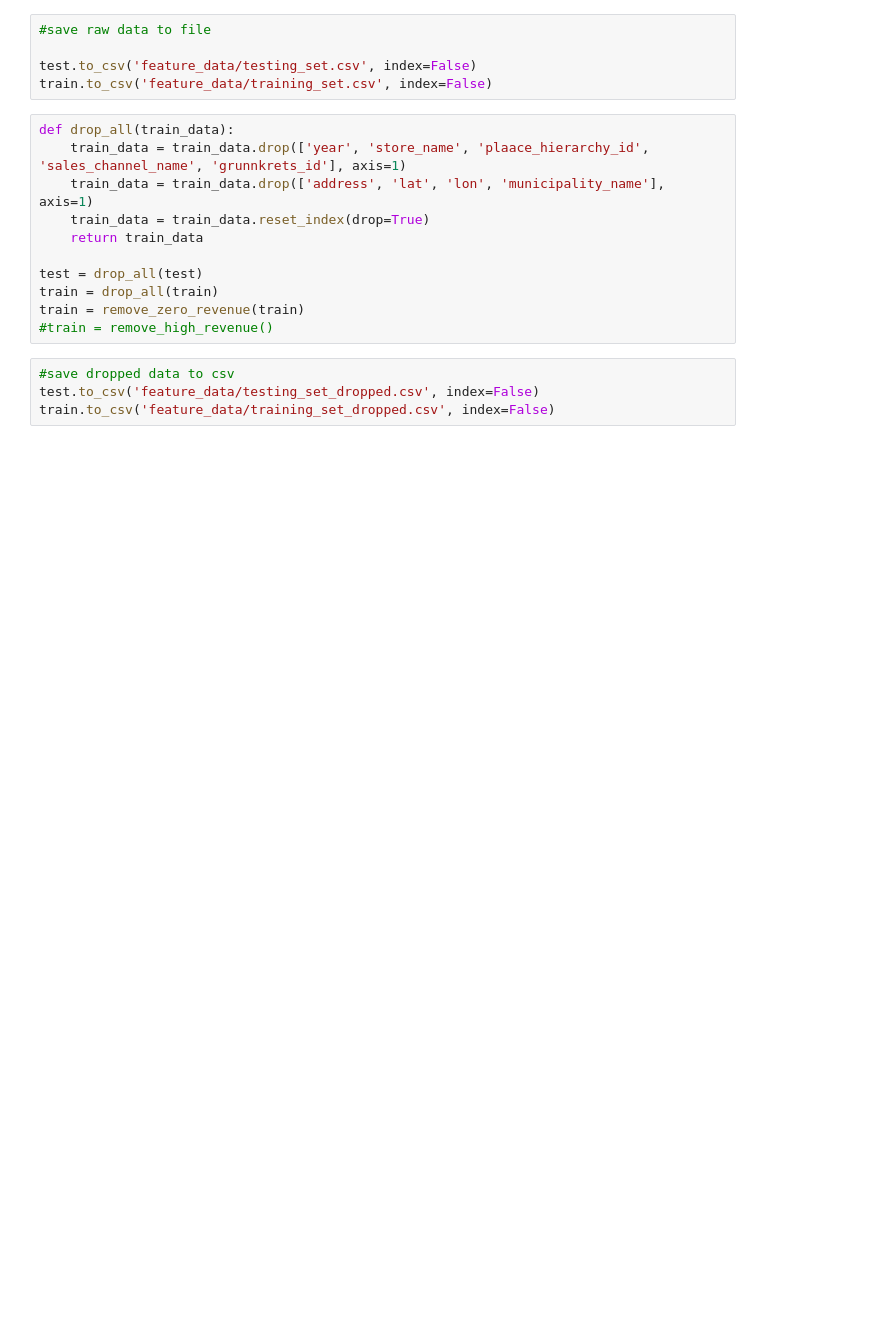
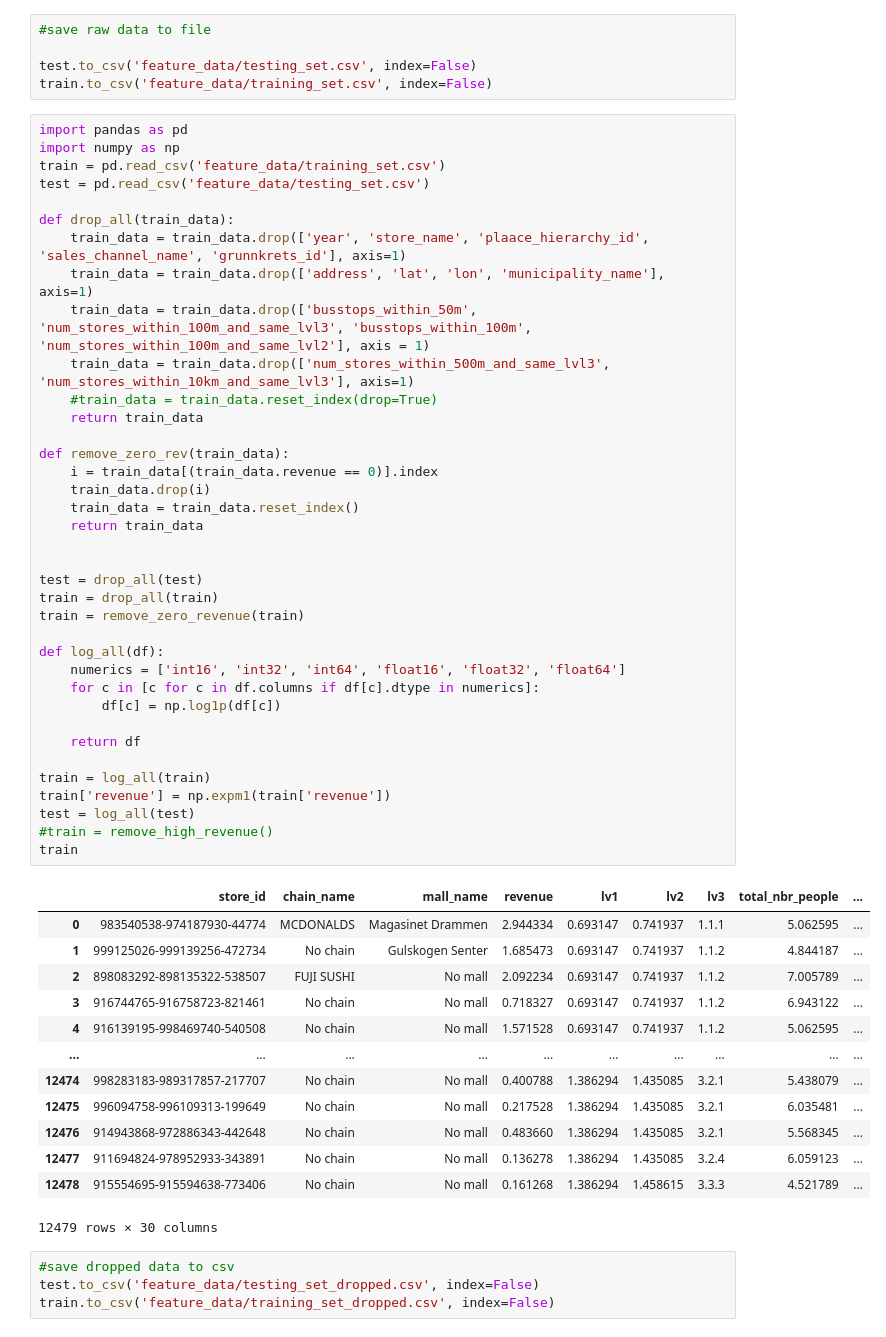
Before and after one commit to paaskehaakon/ML-project, a Jupyter notebook: feature_engineering.ipynb, the cells around one changed output. Drawn from its saved outputs; the diff is of its cells as text; blank space fills up the shorter version.

```diff
--- a/feature_engineering.ipynb
+++ b/feature_engineering.ipynb
@@ -505,17 +508,57 @@ train.head()
 
 test.to_csv('feature_data/testing_set.csv', index=False)
 train.to_csv('feature_data/training_set.csv', index=False)
-# %%
-def drop_all(train_data):
-    train_data = train_data.drop(['year', 'store_name', 'plaace_hierarchy_id', 'sales_channel_name', 'grunnkrets_id'], axis=1)
-    train_data = train_data.drop(['address', 'lat', 'lon', 'municipality_name'], axis=1)
-    train_data = train_data.reset_index(drop=True)
-    return train_data
-
-test = drop_all(test)
-train = drop_all(train)
-train = remove_zero_revenue(train)
-#train = remove_high_revenue()
+# %%
+import pandas as pd
+import numpy as np
+train = pd.read_csv('feature_data/training_set.csv')
+test = pd.read_csv('feature_data/testing_set.csv')
+
+def drop_all(train_data):
+    train_data = train_data.drop(['year', 'store_name', 'plaace_hierarchy_id', 'sales_channel_name', 'grunnkrets_id'], axis=1)
+    train_data = train_data.drop(['address', 'lat', 'lon', 'municipality_name'], axis=1)
+    train_data = train_data.drop(['busstops_within_50m', 'num_stores_within_100m_and_same_lvl3', 'busstops_within_100m', 'num_stores_within_100m_and_same_lvl2'], axis = 1)
+    train_data = train_data.drop(['num_stores_within_500m_and_same_lvl3', 'num_stores_within_10km_and_same_lvl3'], axis=1)
+    #train_data = train_data.reset_index(drop=True)
+    return train_data
+
+def remove_zero_rev(train_data):
+    i = train_data[(train_data.revenue == 0)].index
+    train_data.drop(i)
+    train_data = train_data.reset_index()
+    return train_data
+
+
+test = drop_all(test)
+train = drop_all(train)
+train = remove_zero_revenue(train)
+
+def log_all(df):
+    numerics = ['int16', 'int32', 'int64', 'float16', 'float32', 'float64']
+    for c in [c for c in df.columns if df[c].dtype in numerics]:
+        df[c] = np.log1p(df[c])
+
+    return df
+
+train = log_all(train)
+train['revenue'] = np.expm1(train['revenue'])
+test = log_all(test)
+#train = remove_high_revenue()
+train
+# %% [output]
+|  | store_id | chain_name | mall_name | revenue | lv1 | lv2 | lv3 | total_nbr_people | ... |
+| 0 | 983540538-974187930-44774 | MCDONALDS | Magasinet Drammen | 2.944334 | 0.693147 | 0.741937 | 1.1.1 | 5.062595 | ... |
+| 1 | 999125026-999139256-472734 | No chain | Gulskogen Senter | 1.685473 | 0.693147 | 0.741937 | 1.1.2 | 4.844187 | ... |
+| 2 | 898083292-898135322-538507 | FUJI SUSHI | No mall | 2.092234 | 0.693147 | 0.741937 | 1.1.2 | 7.005789 | ... |
+| 3 | 916744765-916758723-821461 | No chain | No mall | 0.718327 | 0.693147 | 0.741937 | 1.1.2 | 6.943122 | ... |
+| 4 | 916139195-998469740-540508 | No chain | No mall | 1.571528 | 0.693147 | 0.741937 | 1.1.2 | 5.062595 | ... |
+| ... | ... | ... | ... | ... | ... | ... | ... | ... | ... |
+| 12474 | 998283183-989317857-217707 | No chain | No mall | 0.400788 | 1.386294 | 1.435085 | 3.2.1 | 5.438079 | ... |
+| 12475 | 996094758-996109313-199649 | No chain | No mall | 0.217528 | 1.386294 | 1.435085 | 3.2.1 | 6.035481 | ... |
+| 12476 | 914943868-972886343-442648 | No chain | No mall | 0.483660 | 1.386294 | 1.435085 | 3.2.1 | 5.568345 | ... |
+| 12477 | 911694824-978952933-343891 | No chain | No mall | 0.136278 | 1.386294 | 1.435085 | 3.2.4 | 6.059123 | ... |
+| 12478 | 915554695-915594638-773406 | No chain | No mall | 0.161268 | 1.386294 | 1.458615 | 3.3.3 | 4.521789 | ... |
+12479 rows × 30 columns
 # %%
 #save dropped data to csv
 test.to_csv('feature_data/testing_set_dropped.csv', index=False)
```
Also changed, not shown: parts of 2 cells of this notebook, 4 other files.
